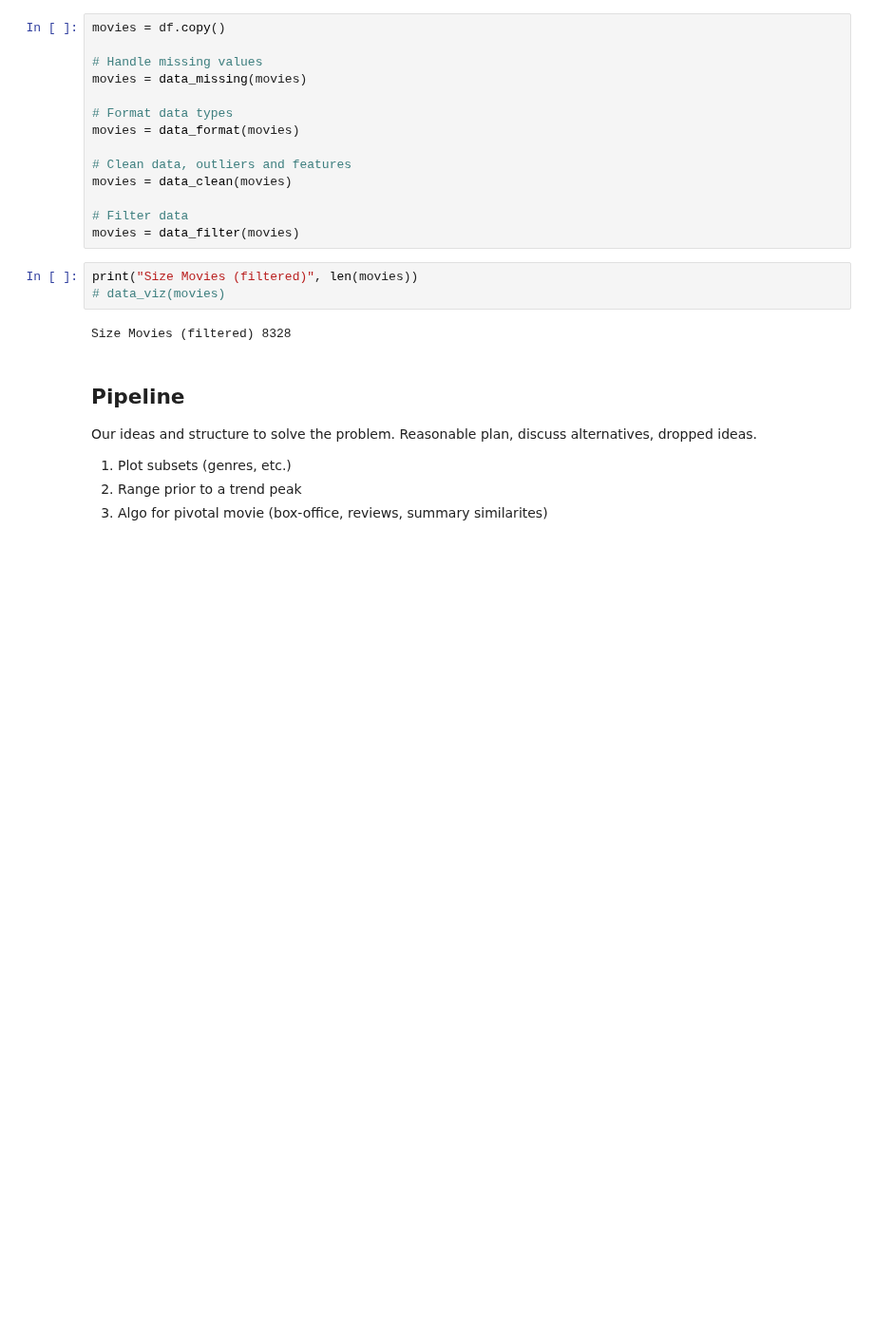
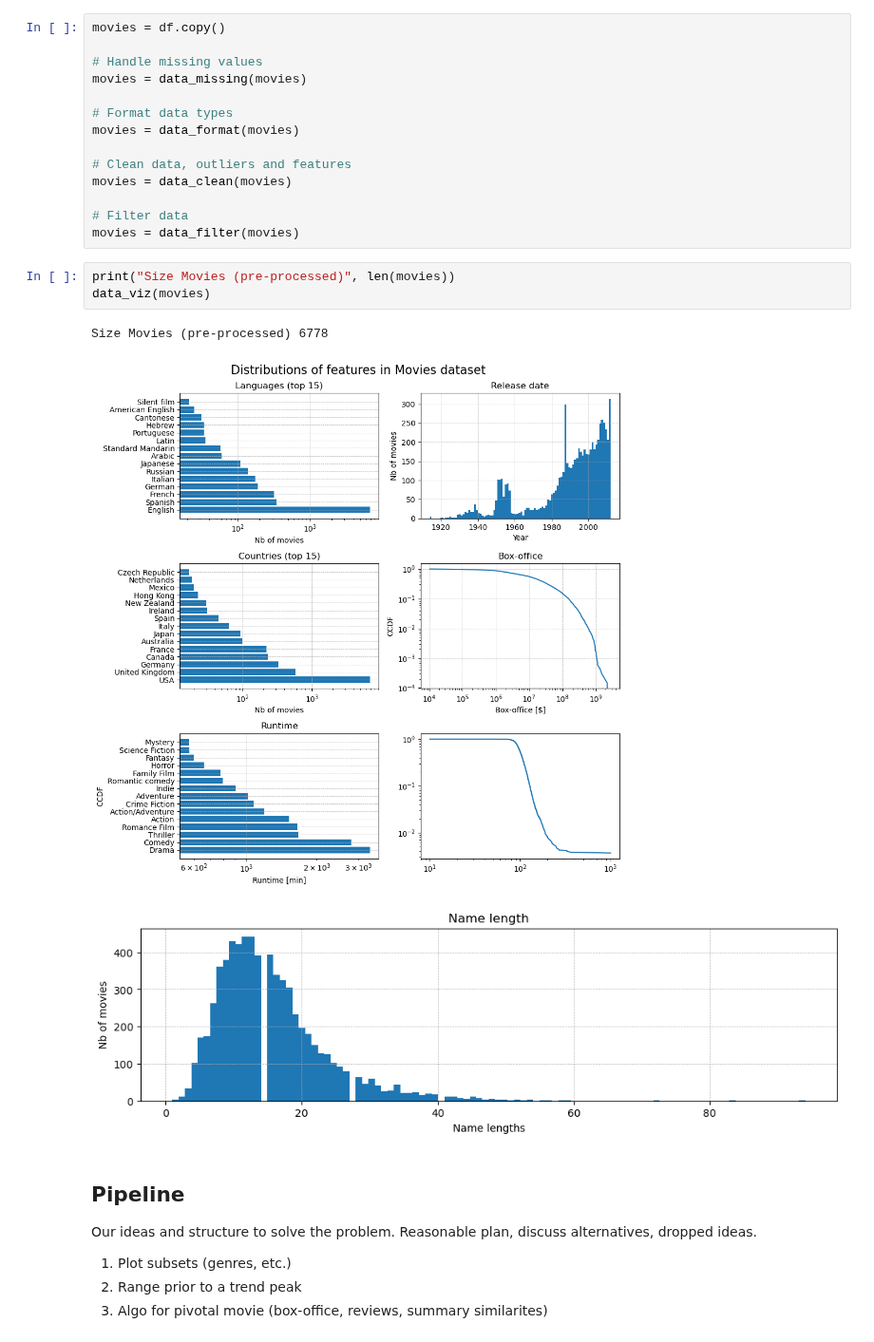
Before and after one commit to epfl-ada/ada-2023-project-thewestbobers, a Jupyter notebook: milestoneP2.ipynb, the cells around one changed output. Shown at 95% size. Saved outputs shown, nothing was run; the diff lists cells and outputs as text; blank space fills up the shorter version.

```diff
--- a/milestoneP2.ipynb
+++ b/milestoneP2.ipynb
@@ -71,10 +71,12 @@ movies = data_clean(movies)
 # Filter data
 movies = data_filter(movies)
 # %%
-print("Size Movies (filtered)", len(movies))
-# data_viz(movies)
+print("Size Movies (pre-processed)", len(movies))
+data_viz(movies)
 # %% [output]
-Size Movies (filtered) 8328
+Size Movies (pre-processed) 6778
+[figure, added]
+[figure, added]
 # %% [markdown]
 ## Pipeline
 Our ideas and structure to solve the problem. Reasonable plan, discuss alternatives, dropped ideas.
```
Also changed, not shown: parts of 2 cells of this notebook, 1 other file.
